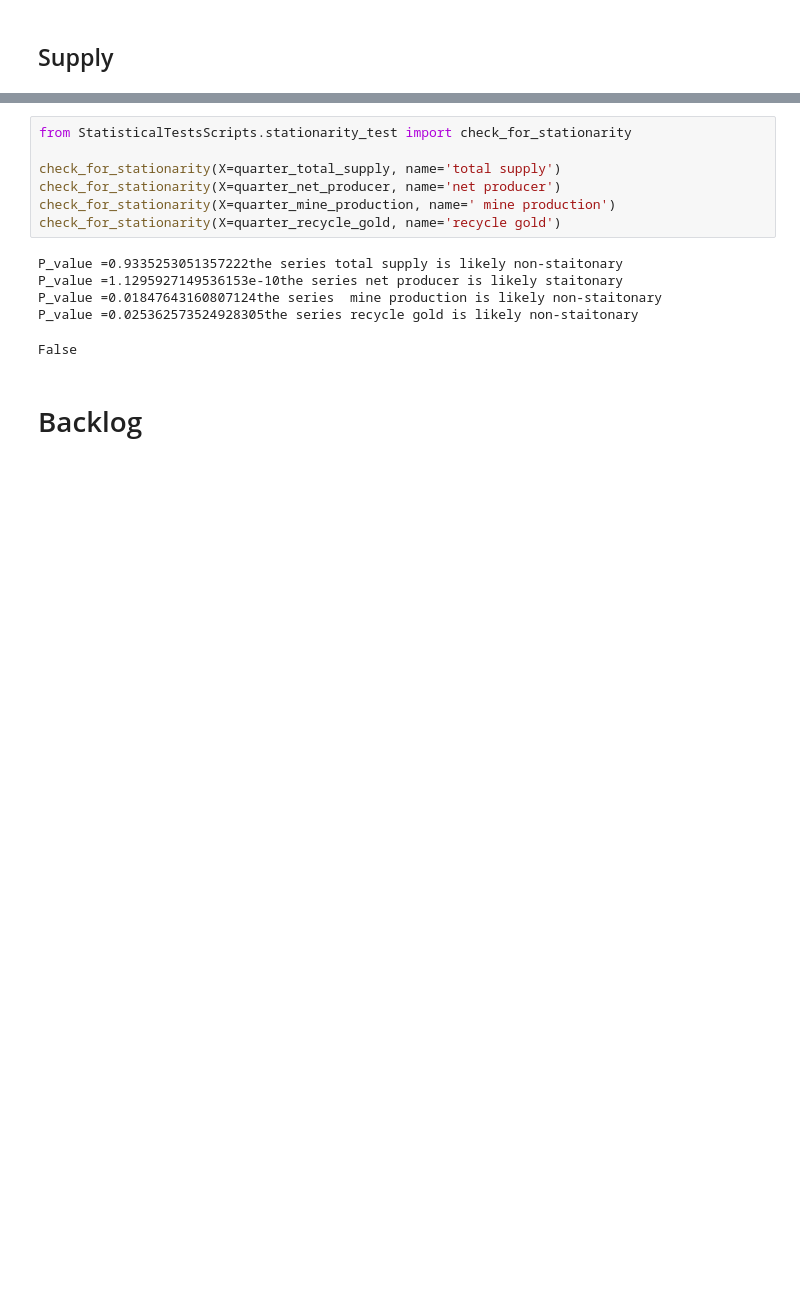
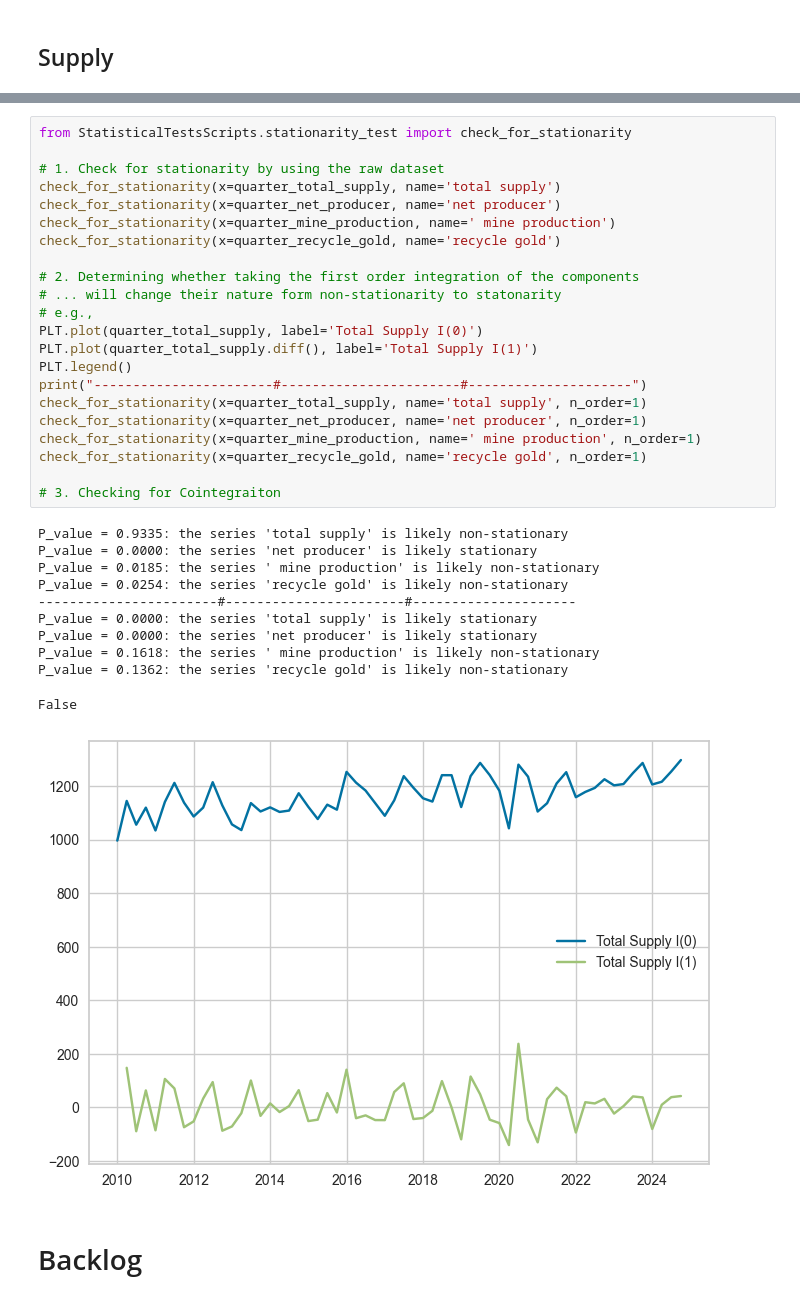
Before and after one commit to ShiyiU/HTTStockIndustryRankingTool, a Jupyter notebook: Gold and Silver/EDA.ipynb, the cells around one changed output, grey strips where cells are left out. Cells and saved outputs as stored; diff of their text form; blank space fills up the shorter version.

```diff
--- a/Gold and Silver/EDA.ipynb
+++ b/Gold and Silver/EDA.ipynb
@@ -570,16 +582,37 @@ By the book, one will check - by using different tests - the following attribute
 # %%
 from StatisticalTestsScripts.stationarity_test import check_for_stationarity
 
-check_for_stationarity(X=quarter_total_supply, name='total supply')
-check_for_stationarity(X=quarter_net_producer, name='net producer')
-check_for_stationarity(X=quarter_mine_production, name=' mine production')
-check_for_stationarity(X=quarter_recycle_gold, name='recycle gold')
+# 1. Check for stationarity by using the raw dataset
+check_for_stationarity(x=quarter_total_supply, name='total supply')
+check_for_stationarity(x=quarter_net_producer, name='net producer')
+check_for_stationarity(x=quarter_mine_production, name=' mine production')
+check_for_stationarity(x=quarter_recycle_gold, name='recycle gold')
+
+# 2. Determining whether taking the first order integration of the components
+# ... will change their nature form non-stationarity to statonarity
+# e.g.,
+PLT.plot(quarter_total_supply, label='Total Supply I(0)')
+PLT.plot(quarter_total_supply.diff(), label='Total Supply I(1)')
+PLT.legend()
+print("-----------------------#-----------------------#---------------------")
+check_for_stationarity(x=quarter_total_supply, name='total supply', n_order=1)
+check_for_stationarity(x=quarter_net_producer, name='net producer', n_order=1)
+check_for_stationarity(x=quarter_mine_production, name=' mine production', n_order=1)
+check_for_stationarity(x=quarter_recycle_gold, name='recycle gold', n_order=1)
+
+# 3. Checking for Cointegraiton
 # %% [output]
-P_value =0.9335253051357222the series total supply is likely non-staitonary
-P_value =1.1295927149536153e-10the series net producer is likely staitonary
-P_value =0.01847643160807124the series  mine production is likely non-staitonary
-P_value =0.025362573524928305the series recycle gold is likely non-staitonary
+P_value = 0.9335: the series 'total supply' is likely non-stationary
+P_value = 0.0000: the series 'net producer' is likely stationary
+P_value = 0.0185: the series ' mine production' is likely non-stationary
+P_value = 0.0254: the series 'recycle gold' is likely non-stationary
+-----------------------#-----------------------#---------------------
+P_value = 0.0000: the series 'total supply' is likely stationary
+P_value = 0.0000: the series 'net producer' is likely stationary
+P_value = 0.1618: the series ' mine production' is likely non-stationary
+P_value = 0.1362: the series 'recycle gold' is likely non-stationary
 False
+[figure, added]
 # %% [markdown]
 # Backlog
 # %%
```
Also changed, not shown: parts of 5 cells of this notebook.
